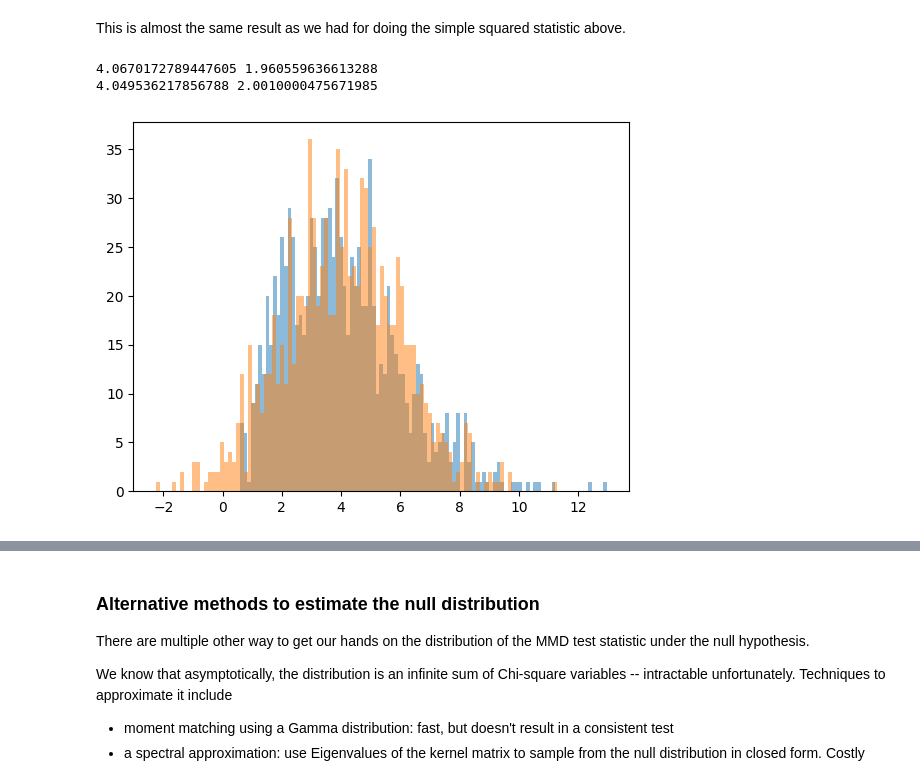
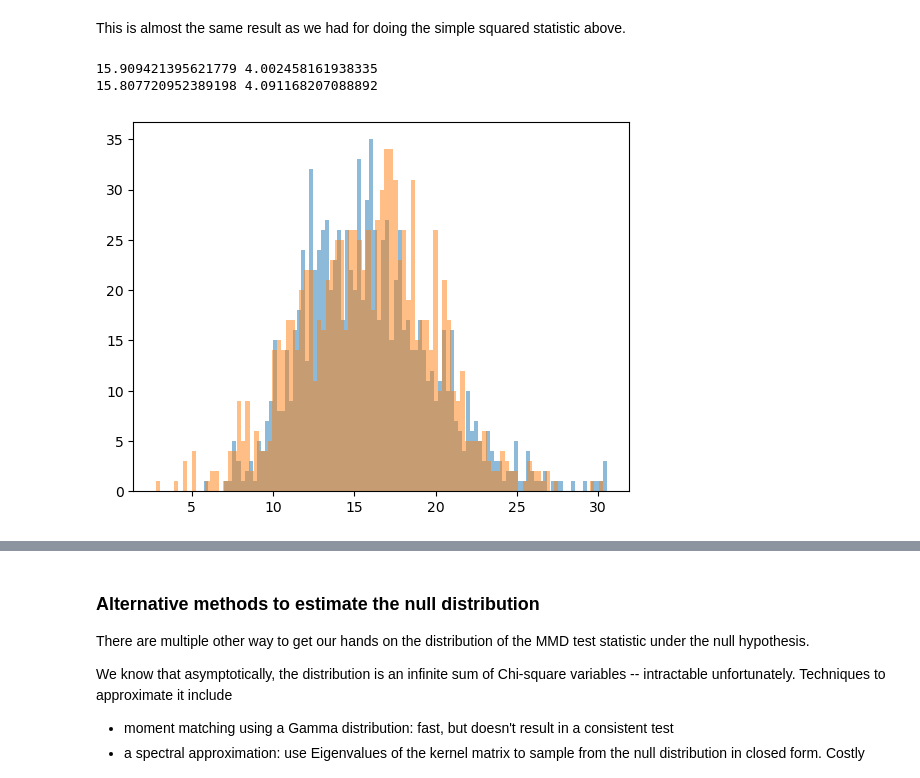
Before and after one commit to luchungi/ds3_kernel_testing, a Jupyter notebook: solutions.ipynb, the cells around one changed output, grey strips where cells are left out. Drawn from its saved outputs; the diff is of its cells as text; code cells hidden in the pictures.

```diff
--- a/solutions.ipynb
+++ b/solutions.ipynb
@@ -447,19 +447,19 @@ This is almost the same result as we had for doing the simple squared statistic
 # %%
 # IMPLEMENT (optional): try mix and matching kernels and data sources
 # e.g. try a periodic kernel on data that differs in frequency space
 from scipy.stats import laplace, norm, lognorm, levy, gamma
 
-mean = 4.
+mean = 16.
 
 X = gamma.rvs(mean, loc=0., scale=1., size=1000)
 plt.hist(X, bins=100, alpha=0.5);
 print(np.mean(X), np.std(X))
 
 Y = norm.rvs(loc=mean, scale=np.sqrt(mean), size=1000)
 plt.hist(Y, bins=100, alpha=0.5);
 print(np.mean(Y), np.std(Y))
 # %% [output]
-4.0670172789447605 1.960559636613288
-4.049536217856788 2.0010000475671985
+15.909421395621779 4.002458161938335
+15.807720952389198 4.091168207088892
-[figure, old version]
+[figure, new version]
 # %%
```
Also changed, not shown: parts of 16 cells of this notebook.
